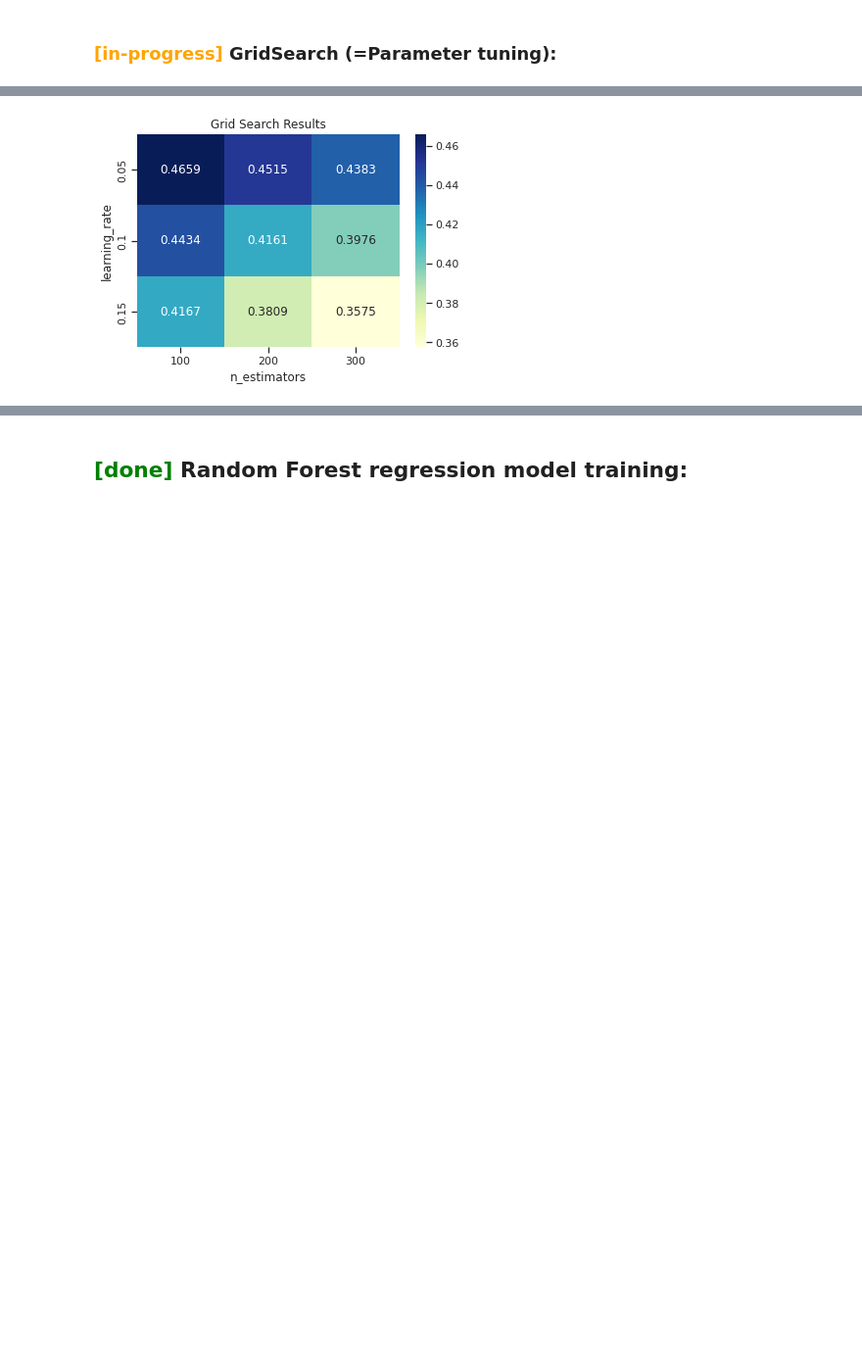
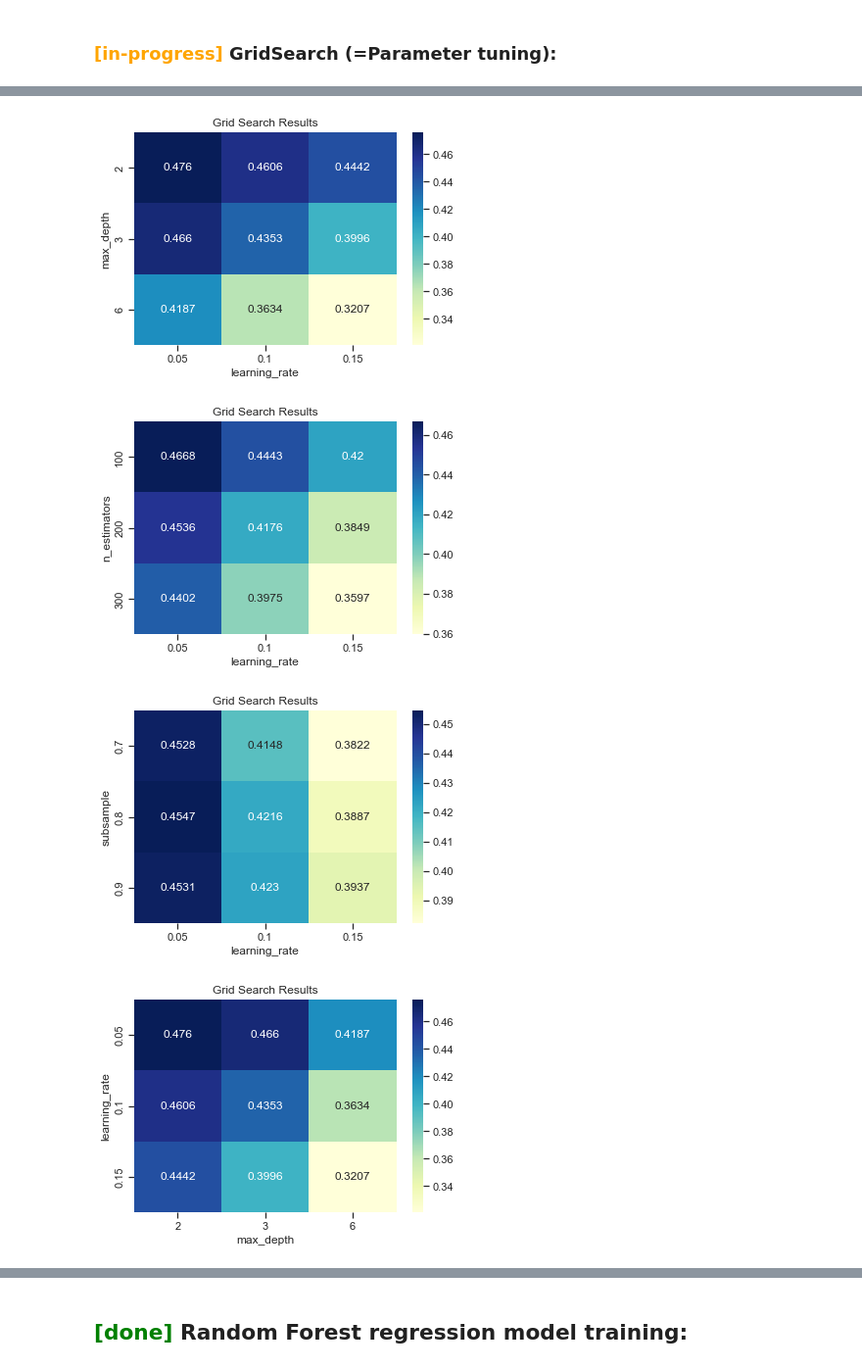
Before and after one commit to sagi778/ufc_fights_Predictor, a Jupyter notebook: notebooks/stats_model_training.ipynb, the cells around one changed output, grey strips where cells are left out. Shown at 98% size. Drawn from its saved outputs; the diff is of its cells as text; code cells hidden in the pictures; blank space fills up the shorter version.

```diff
--- a/notebooks/stats_model_training.ipynb
+++ b/notebooks/stats_model_training.ipynb
@@ -148,8 +148,8 @@ parameters = {'learning_rate': [0.05, 0.1, 0.15],
               'n_estimators':[100, 200, 300]
 }
 
-xgboost_clf = XGBRegressor(objective='reg:squarederror') #objective='reg:squarederror')
-grid_search = GridSearchCV(estimator=xgboost_clf, param_grid=parameters, cv=3,error_score='raise')
+xgboost_reg = XGBRegressor(objective='reg:squarederror') #objective='reg:squarederror')
+grid_search = GridSearchCV(estimator=xgboost_reg, param_grid=parameters, cv=3,error_score='raise')
 
 X_train = df[X][df.set=='train']
 y_train = df[y][df.set=='train']
@@ -172,14 +172,16 @@ grid[grid.rmse==np.min(grid.rmse)]
 # %%
-# Create a pivot table of the results
-X_axis = 'n_estimators'
-y_axis = 'learning_rate'
-table = pd.pivot_table(grid, values='rmse', index=y_axis, columns=X_axis)
-
-# Create a heatmap plot of the results
-sns.heatmap(table, cmap='YlGnBu', annot=True, fmt='.4g')
-plt.title('Grid Search Results')
-plt.xlabel(X_axis)
-plt.ylabel(y_axis)
-plt.show()
+# Show parameters
+for p1 in ['learning_rate','max_depth','n_estimators','subsample']:
+    for p2 in ['learning_rate','max_depth','n_estimators','subsample']:
+        if p1 != p2:
+            table = pd.pivot_table(grid, values='rmse', index=p2, columns=p1)
+            sns.heatmap(table, cmap='YlGnBu', annot=True, fmt='.4g')
+            plt.title('Grid Search Results')
+            plt.xlabel(p1)
+            plt.ylabel(p2)
+            plt.show()
 # %% [output]
-[figure, old version]
+[figure, new version]
+[figure, added]
+[figure, added]
+[figure, added]
```
Also changed, not shown: parts of 22 cells of this notebook.
